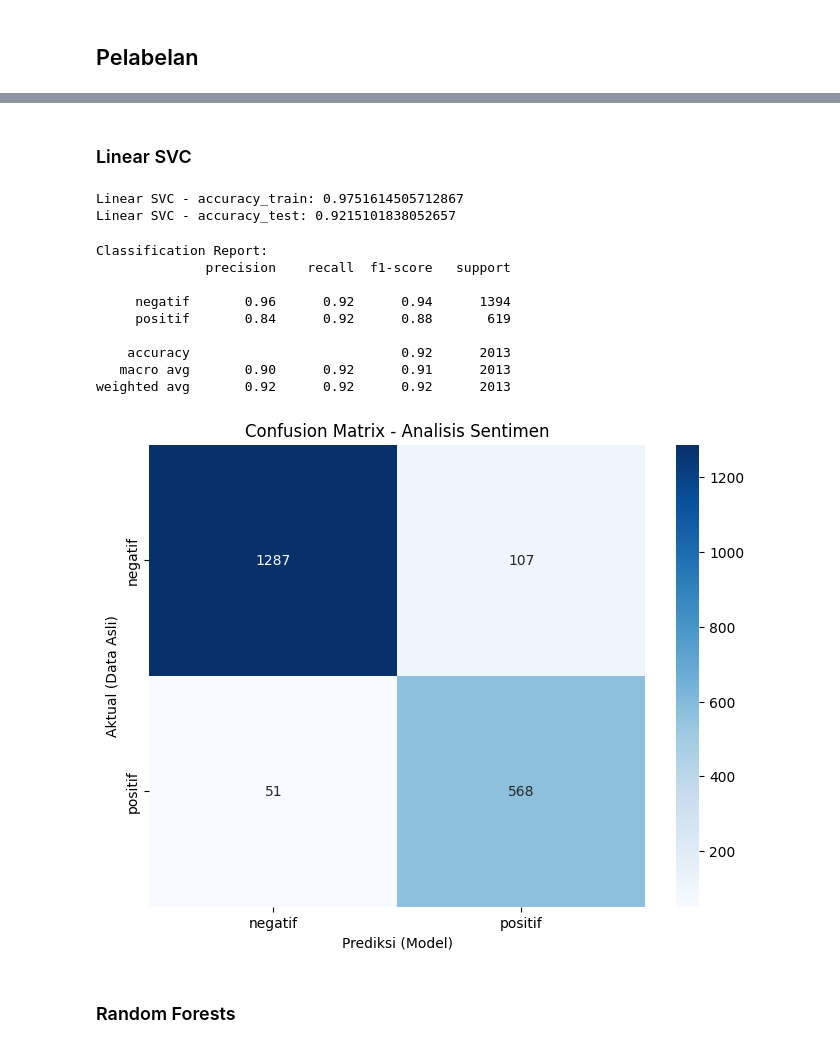
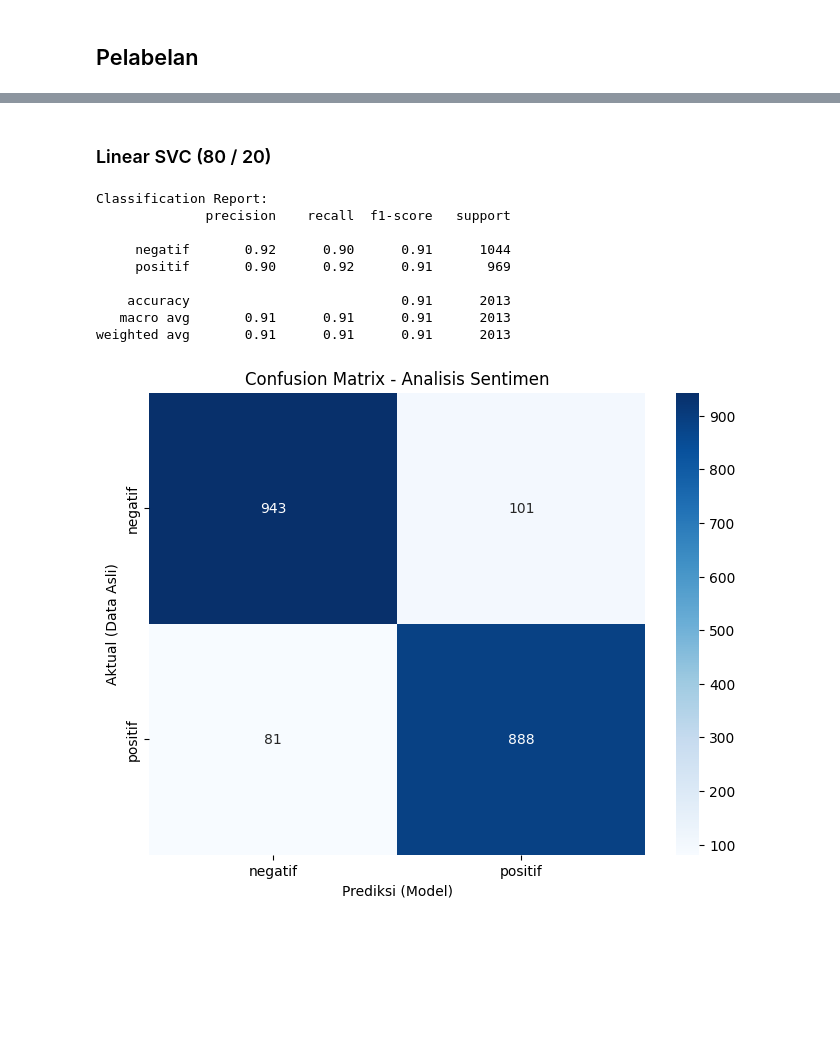
Before and after one commit to Dhlih/Submission-Dicoding-Analisis-Sentimen, a Jupyter notebook: Pelatihan_Model.ipynb, the cells around one changed output, grey strips where cells are left out. Drawn from its saved outputs; the diff is of its cells as text; code cells hidden in the pictures; blank space fills up the shorter version.

```diff
--- a/Pelatihan_Model.ipynb
+++ b/Pelatihan_Model.ipynb
@@ -269,7 +289,7 @@ def sentiment_analysis_lexicon_indonesia(text):
     return score, polarity
     # Mengembalikan skor sentimen dan polaritas teks
 # %%
-results = clean_df['text_tokenizingText'].apply(sentiment_analysis_lexicon_indonesia)
+results = clean_df['text_stopword'].apply(sentiment_analysis_lexicon_indonesia)
 results = list(zip(*results))
 
 clean_df['polarity_score'] = results[0]
@@ -405,0 +463,18 @@ Linear Regression - accuracy_test: 0.9080973671137605
+# %%
+from sklearn.svm import LinearSVC
+
+# LinearSVC cenderung lebih kuat untuk fitur TF-IDF yang banyak
+model_svc = LinearSVC(random_state=42)
+model_svc.fit(X_train_80, y_train_80) # Tidak perlu .toarray(), SVC mendukung sparse matrix
+
+# Prediksi sentimen pada data pelatihan dan data uji
+y_pred_train_svc = model_svc.predict(X_train_80.toarray())
+y_pred_test_svc = model_svc.predict(X_test_20.toarray())
+
+# Evaluasi akurasi model Random Forest
+accuracy_train_svc = accuracy_score(y_pred_train_svc, y_train_80)
+accuracy_test_svc = accuracy_score(y_pred_test_svc, y_test_20)
+
+# Menampilkan akurasi
+print('Linear SVC - accuracy_train:', accuracy_train_svc)
+print('Linear SVC - accuracy_test:', accuracy_test_svc)
@@ -444,61 +552,32 @@ plt.show()
 # %% [markdown]
-### Linear SVC
+### Linear SVC (80 / 20)
-# %%
-from sklearn.svm import LinearSVC
-
-# LinearSVC cenderung lebih kuat untuk fitur TF-IDF yang banyak
-model_svc = LinearSVC(class_weight='balanced', random_state=42)
-model_svc.fit(X_train, y_train) # Tidak perlu .toarray(), SVC mendukung sparse matrix
-
-# Prediksi sentimen pada data pelatihan dan data uji
-y_pred_train_svc = model_svc.predict(X_train.toarray())
-y_pred_test_svc = model_svc.predict(X_test.toarray())
-
-# Evaluasi akurasi model Random Forest
-accuracy_train_svc = accuracy_score(y_pred_train_svc, y_train)
-accuracy_test_svc = accuracy_score(y_pred_test_svc, y_test)
-
-# Menampilkan akurasi
-print('Linear SVC - accuracy_train:', accuracy_train_svc)
-print('Linear SVC - accuracy_test:', accuracy_test_svc)
-# %% [output]
-Linear SVC - accuracy_train: 0.9751614505712867
-Linear SVC - accuracy_test: 0.9215101838052657
 # %%
-from sklearn.metrics import classification_report
-
 print("Classification Report:")
-print(classification_report(y_test, y_pred_test_svc, target_names=labels))
+print(classification_report(y_test_20, y_pred_test_svc, target_names=labels))
 # %% [output]
 Classification Report:
               precision    recall  f1-score   support
 
-     negatif       0.96      0.92      0.94      1394
-     positif       0.84      0.92      0.88       619
+     negatif       0.92      0.90      0.91      1044
+     positif       0.90      0.92      0.91       969
 
-    accuracy                           0.92      2013
-   macro avg       0.90      0.92      0.91      2013
-weighted avg       0.92      0.92      0.92      2013
+    accuracy                           0.91      2013
+   macro avg       0.91      0.91      0.91      2013
+weighted avg       0.91      0.91      0.91      2013
 # %%
-import matplotlib.pyplot as plt
-import seaborn as sns
-from sklearn.metrics import confusion_matrix
-
 # 1. Hitung Confusion Matrix
 # Pastikan y_test (data asli) dan y_pred_test_lr (hasil prediksi) sudah tersedia
-cm = confusion_matrix(y_test, y_pred_test_svc)
+cm = confusion_matrix(y_test_20, y_pred_test_svc)
 
 # 2. Visualisasi menggunakan Heatmap
 plt.figure(figsize=(8, 6))
 sns.heatmap(cm, annot=True, fmt='d', cmap='Blues',
             xticklabels=labels,
             yticklabels=labels)
 
 plt.title('Confusion Matrix - Analisis Sentimen')
 plt.xlabel('Prediksi (Model)')
 plt.ylabel('Aktual (Data Asli)')
 plt.show()
 # %% [output]
-[figure, old version]
+[figure, new version]
-# %% [markdown]
-### Random Forests
```
Also changed, not shown: parts of 26 cells of this notebook.
